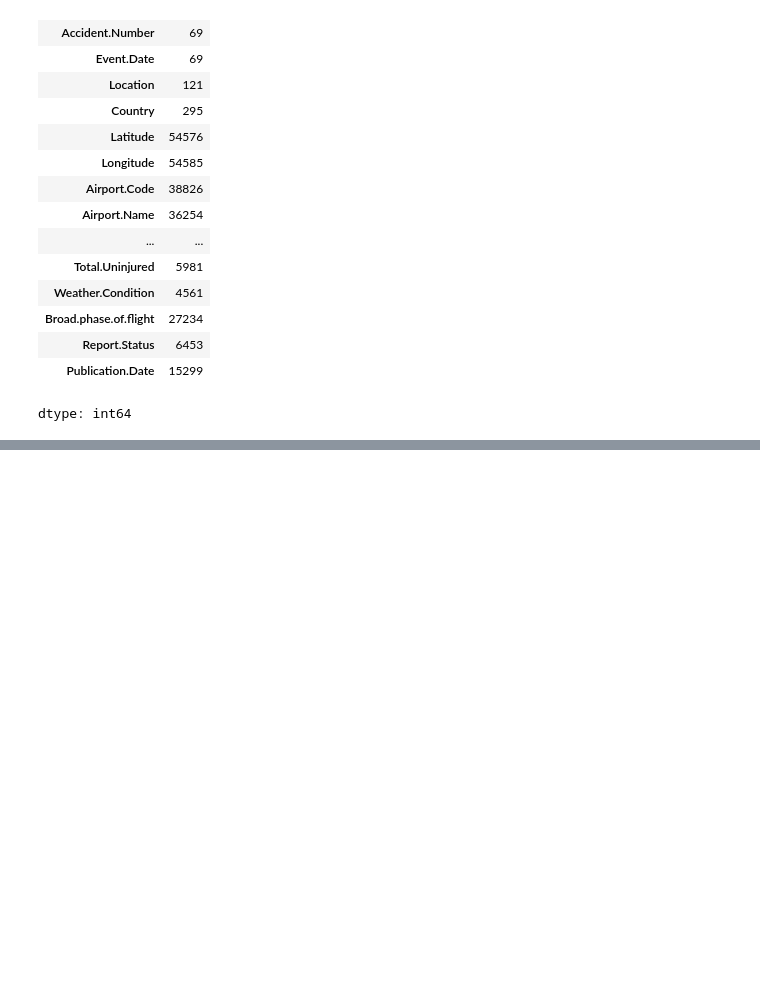
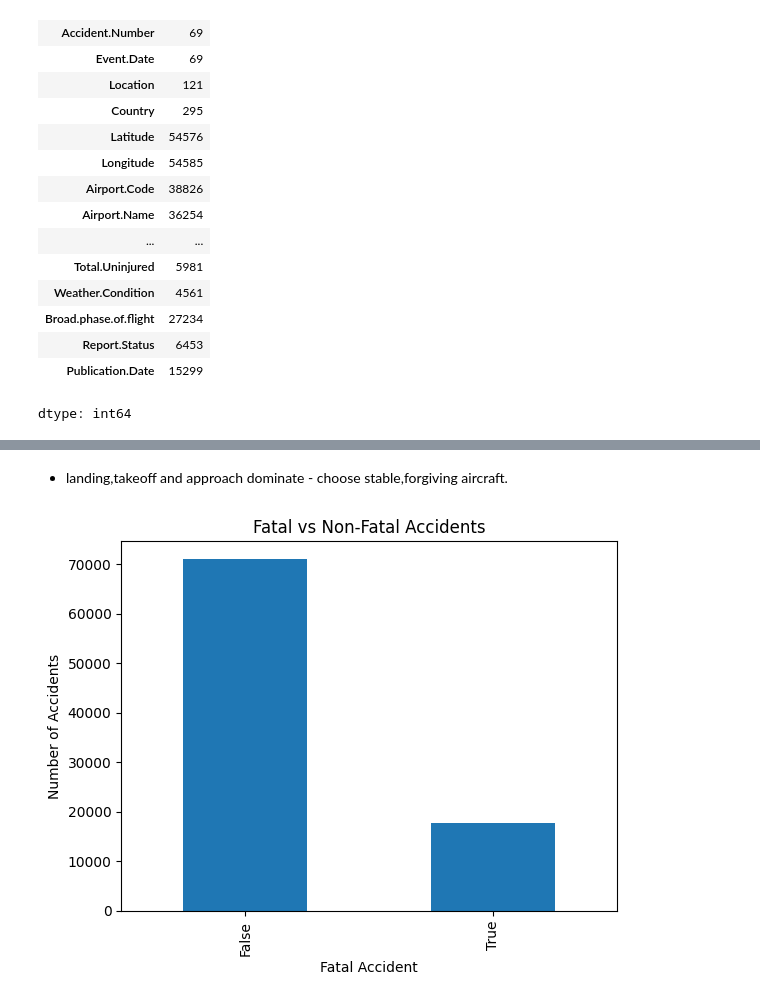
Before and after one commit to Wanyiri9dave/ds-phase1_project, a Jupyter notebook: student.ipynb, the cells around one changed output, grey strips where cells are left out. Drawn from its saved outputs; the diff is of its cells as text; code cells hidden in the pictures; blank space fills up the shorter version.

```diff
--- a/student.ipynb
+++ b/student.ipynb
@@ -159,0 +225,15 @@ df['Month'] = df['Event.Date'].dt.month
+# %% [markdown]
+* landing,takeoff and approach dominate - choose stable,forgiving aircraft.
+# %%
+# Fatal vs Non-Fatal aacidents
+df['Fatal_Accident'] = df['Total.Fatal.Injuries'] > 0
+fatal_split = df['Fatal_Accident'].value_counts()
+
+plt.figure()
+fatal_split.plot(kind='bar')
+plt.xlabel("Fatal Accident")
+plt.ylabel("Number of Accidents")
+plt.title("Fatal vs Non-Fatal Accidents")
+plt.show()
+# %% [output]
+[figure, added]
```
Also changed, not shown: parts of 9 cells of this notebook.
